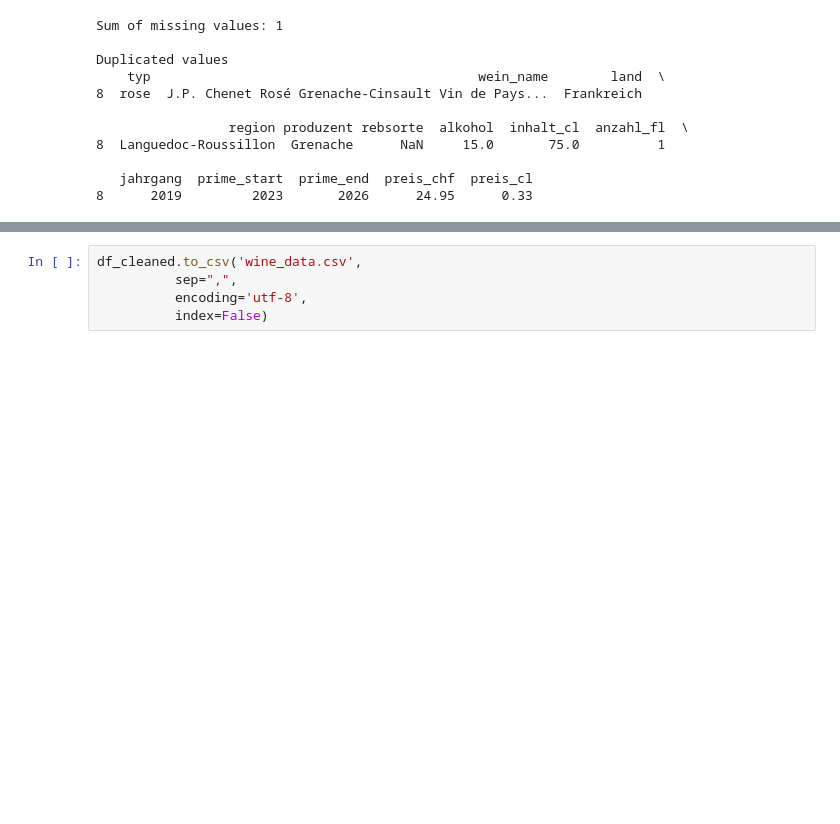
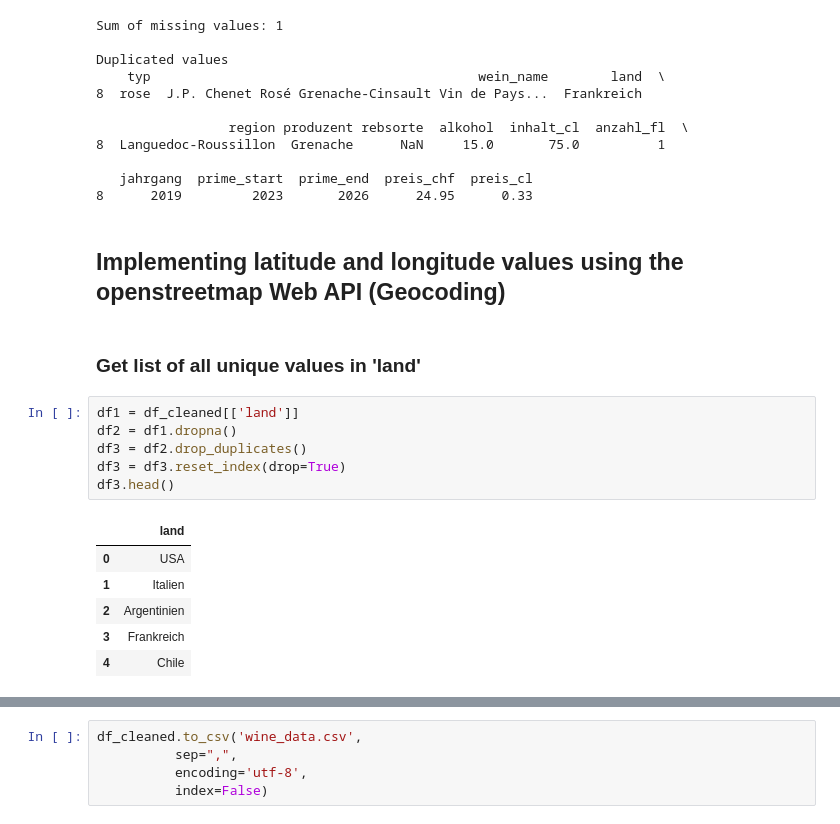
Before and after one commit to TobiasFatzer/data_analytics_final_project, a Jupyter notebook: 01_data_preparation.ipynb, the cells around one changed output, grey strips where cells are left out. Cells and saved outputs as stored; diff of their text form; blank space fills up the shorter version.

```diff
--- a/01_data_preparation.ipynb
+++ b/01_data_preparation.ipynb
@@ -339,3 +353,20 @@ Duplicated values
 
    jahrgang  prime_start  prime_end  preis_chf  preis_cl
 8      2019         2023       2026      24.95      0.33
+# %% [markdown]
+## Implementing latitude and longitude values using the openstreetmap Web API (Geocoding)
+# %% [markdown]
+### Get list of all unique values in 'land'
+# %%
+df1 = df_cleaned[['land']]
+df2 = df1.dropna()
+df3 = df2.drop_duplicates()
+df3 = df3.reset_index(drop=True)
+df3.head()
+# %% [output]
+|  | land |
+| 0 | USA |
+| 1 | Italien |
+| 2 | Argentinien |
+| 3 | Frankreich |
+| 4 | Chile |
```
Also changed, not shown: parts of 15 cells of this notebook, 2 other files.
